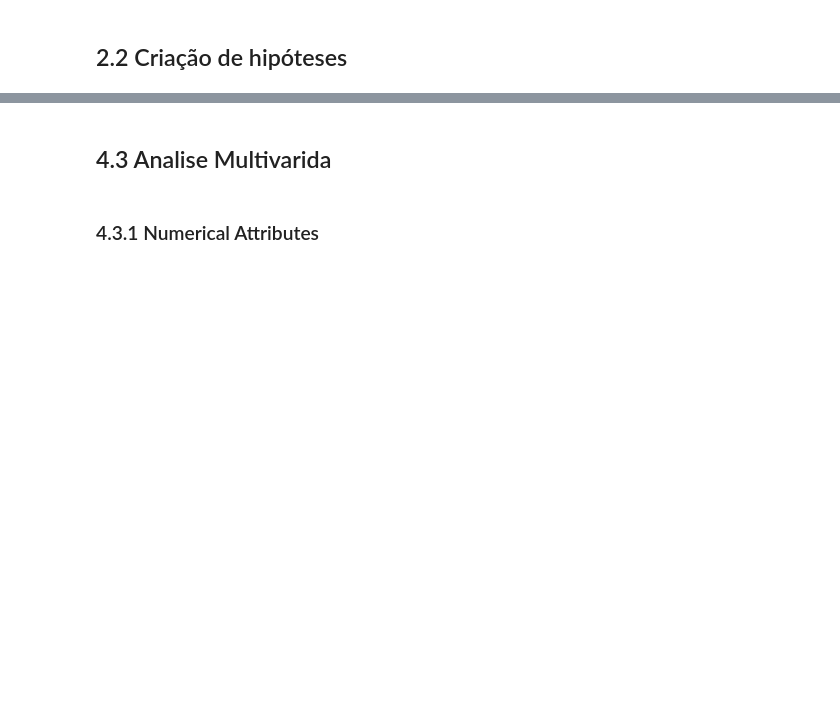
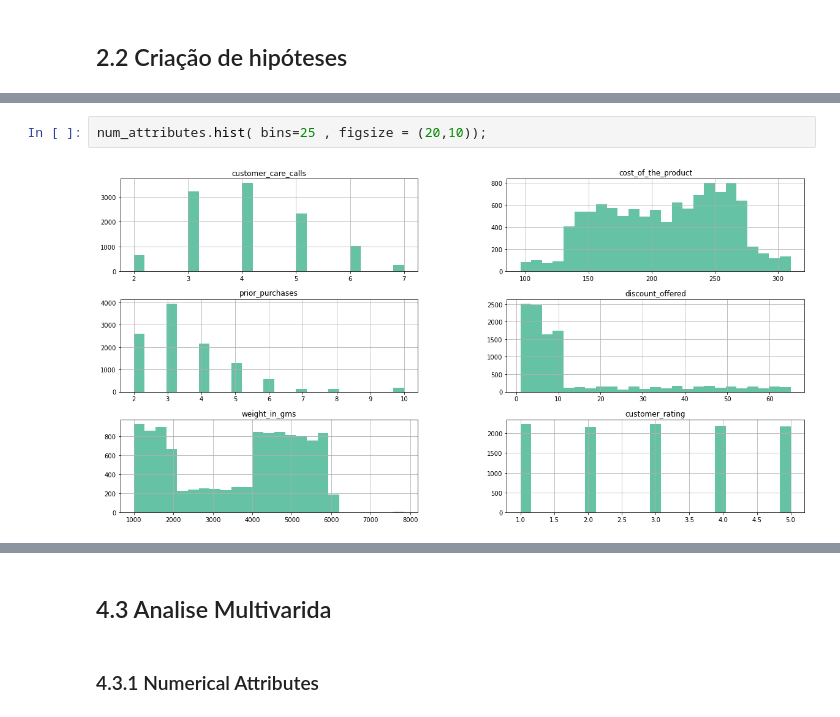
Before and after one commit to cardosoyuri/E-CommerceShippingData, a Jupyter notebook: E-CommercShippingDatae.ipynb, the cells around one changed output, grey strips where cells are left out. Drawn from its saved outputs; the diff is of its cells as text; blank space fills up the shorter version.

```diff
--- a/E-CommercShippingDatae.ipynb
+++ b/E-CommercShippingDatae.ipynb
@@ -50,0 +305,4 @@
+# %%
+num_attributes.hist( bins=25 , figsize = (20,10));
+# %% [output]
+[figure, added]
```
Also changed, not shown: parts of 75 cells of this notebook, 1 other file.
